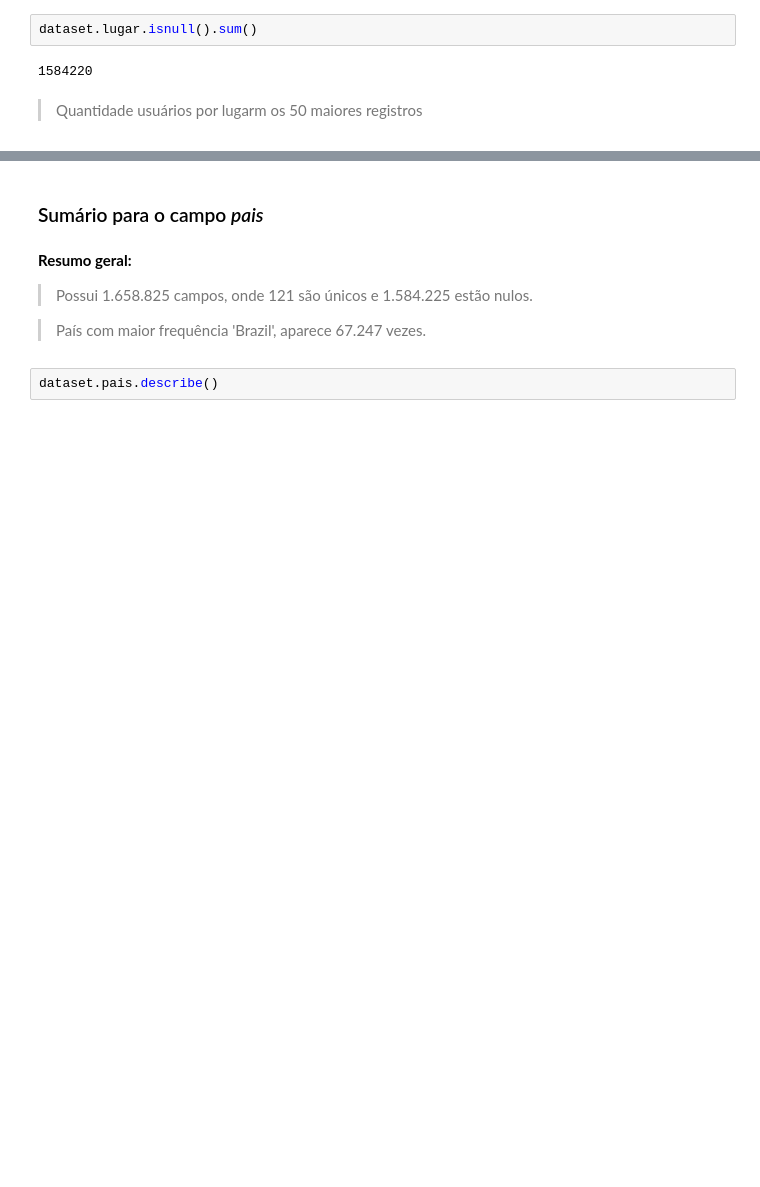
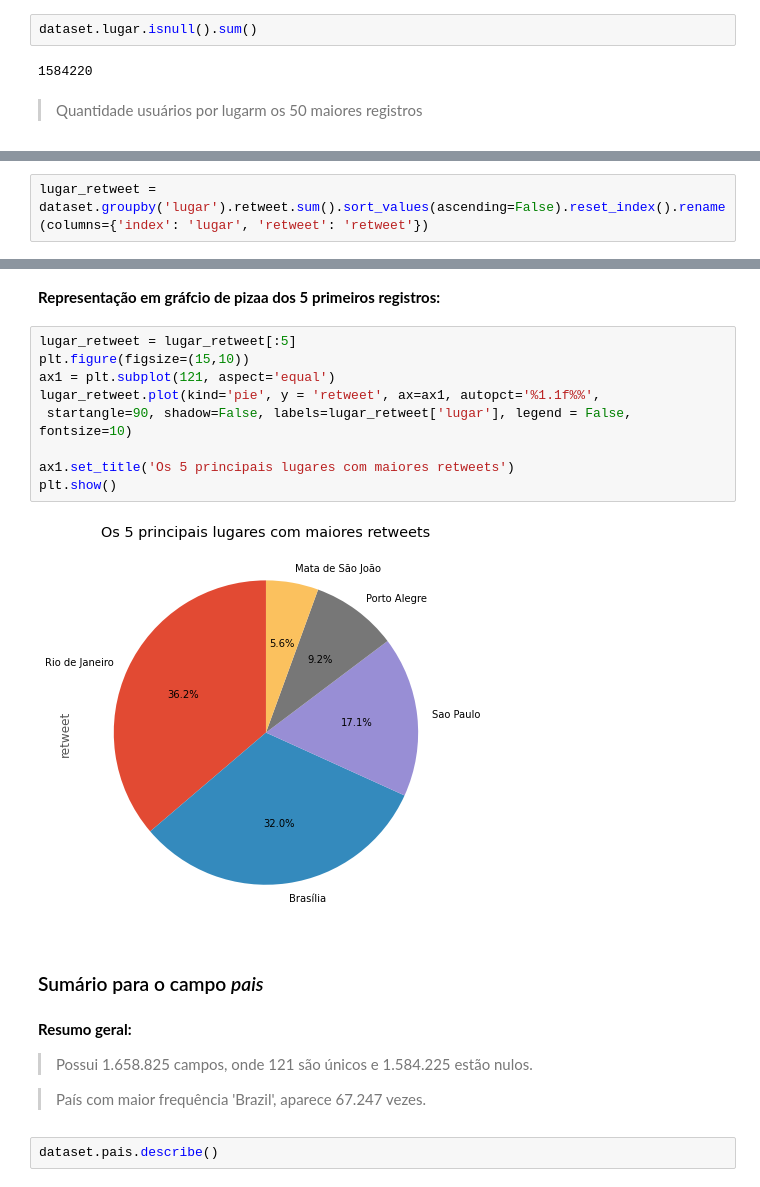
Before and after one commit to ednux/data-science-twitters-covid, a Jupyter notebook: main.ipynb, the cells around one changed output, grey strips where cells are left out. Cells and saved outputs as stored; diff of their text form; blank space fills up the shorter version.

Commit message:
Sumario para o campo lugar com grafico

```diff
--- a/main.ipynb
+++ b/main.ipynb
@@ -780,0 +780,2 @@ Name: usuario, dtype: int64
+# %%
+lugar_retweet = dataset.groupby('lugar').retweet.sum().sort_values(ascending=False).reset_index().rename(columns={'index': 'lugar', 'retweet': 'retweet'})
@@ -781,3 +803,16 @@ Name: usuario, dtype: int64
+# %% [markdown]
+**Representação em gráfcio de pizaa dos 5 primeiros registros:**
+# %%
+lugar_retweet = lugar_retweet[:5]
+plt.figure(figsize=(15,10))
+ax1 = plt.subplot(121, aspect='equal')
+lugar_retweet.plot(kind='pie', y = 'retweet', ax=ax1, autopct='%1.1f%%',
+ startangle=90, shadow=False, labels=lugar_retweet['lugar'], legend = False, fontsize=10)
+
+ax1.set_title('Os 5 principais lugares com maiores retweets')
+plt.show()
+# %% [output]
+[figure, added]
 # %% [markdown]
 ### Sumário para o campo *pais*
 # %% [markdown]
```
Also changed, not shown: parts of 6 cells of this notebook.
